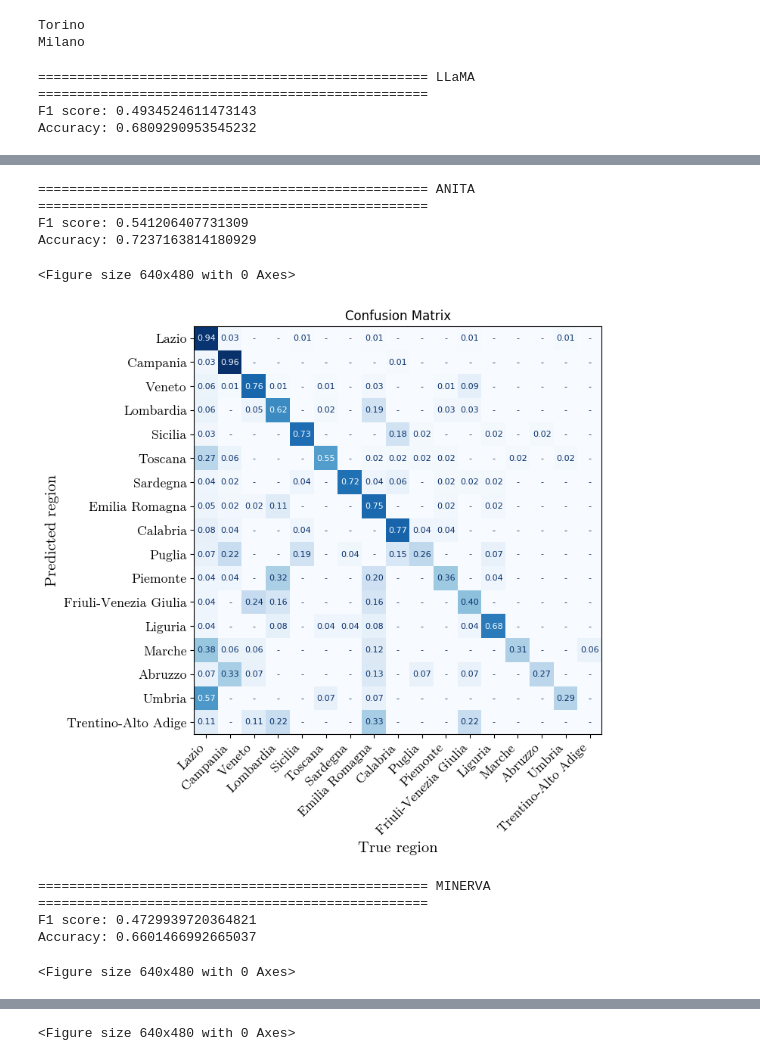
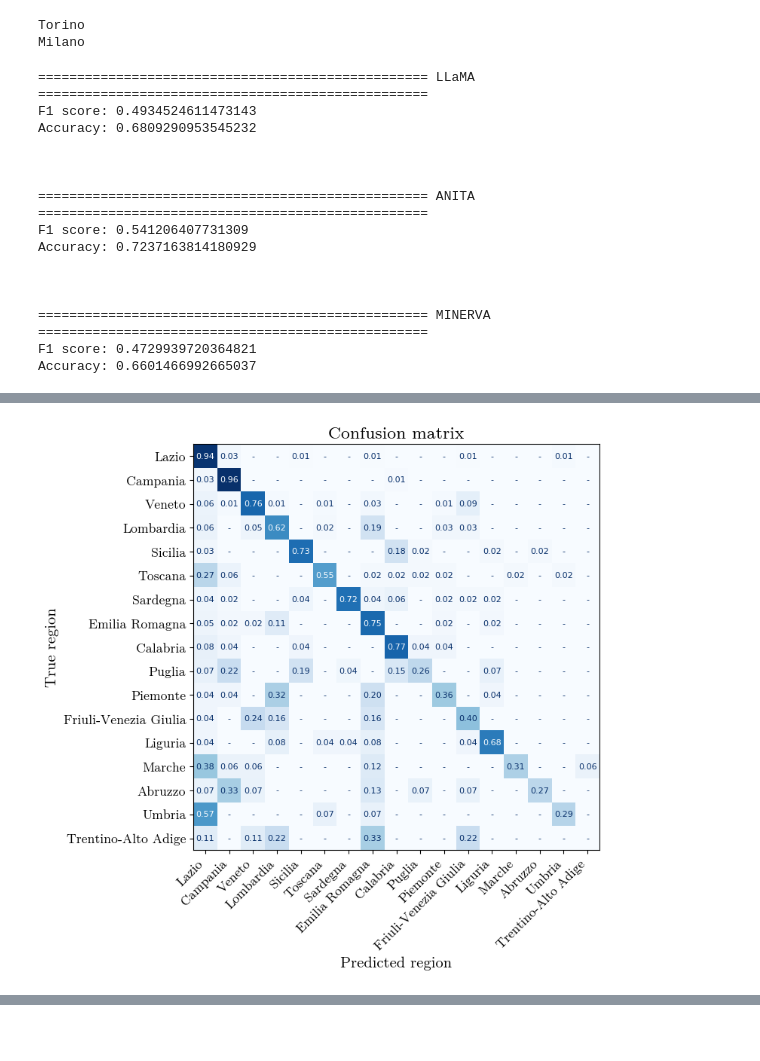
Before and after one commit to dawoz/geolingit-biss2024, a Jupyter notebook: Exam_BISS-2024_error_analysis.ipynb, the cells around one changed output, grey strips where cells are left out. Saved outputs shown, nothing was run; the diff lists cells and outputs as text; code cells hidden in the pictures; blank space fills up the shorter version.

Commit message:
Small fix in plot

```diff
--- a/Exam_BISS-2024_error_analysis.ipynb
+++ b/Exam_BISS-2024_error_analysis.ipynb
@@ -126,10 +126,11 @@ for MODEL in ['LLaMA', 'ANITA', 'MINERVA']:
     # change font of x labels and y labels
     plt.xticks(fontsize=12, fontname='Latin Modern Roman')
     plt.yticks(fontsize=12, fontname='Latin Modern Roman')
-    plt.xlabel('True region', fontsize=14, fontname='Latin Modern Roman')
-    plt.ylabel('Predicted region', fontsize=14, fontname='Latin Modern Roman')
-    plt.show()
-    plt.savefig(f'out/GeoLingIt/confusion_matrix_{MODEL}.eps', format='eps')
+    plt.ylabel('True region', fontsize=14, fontname='Latin Modern Roman')
+    plt.xlabel('Predicted region', fontsize=14, fontname='Latin Modern Roman')
+    plt.title('Confusion matrix', fontsize=16, fontname='Latin Modern Roman')
+    # plt.show()
+    plt.savefig(f'out/GeoLingIt/confusion_matrix_{MODEL}.svg')
 
     ############################################
     # REGRESSION ERROR ANALYSIS
@@ -189,3 +190,15 @@ for MODEL in ['LLaMA', 'ANITA', 'MINERVA']:
 ================================================== LLaMA ==================================================
 F1 score: 0.4934524611473143
 Accuracy: 0.6809290953545232
+
+
+
+================================================== ANITA ==================================================
+F1 score: 0.541206407731309
+Accuracy: 0.7237163814180929
+
+
+
+================================================== MINERVA ==================================================
+F1 score: 0.4729939720364821
+Accuracy: 0.6601466992665037
@@ -193,9 +206 @@ Accuracy: 0.6809290953545232
-================================================== ANITA ==================================================
-F1 score: 0.541206407731309
-Accuracy: 0.7237163814180929
-<Figure size 640x480 with 0 Axes>
-[figure, old version]
+[figure, new version]
-================================================== MINERVA ==================================================
-F1 score: 0.4729939720364821
-Accuracy: 0.6601466992665037
-<Figure size 640x480 with 0 Axes>
@@ -203 +207,0 @@ Accuracy: 0.6601466992665037
-<Figure size 640x480 with 0 Axes>
```
Also changed, not shown: parts of 1 cell of this notebook.
